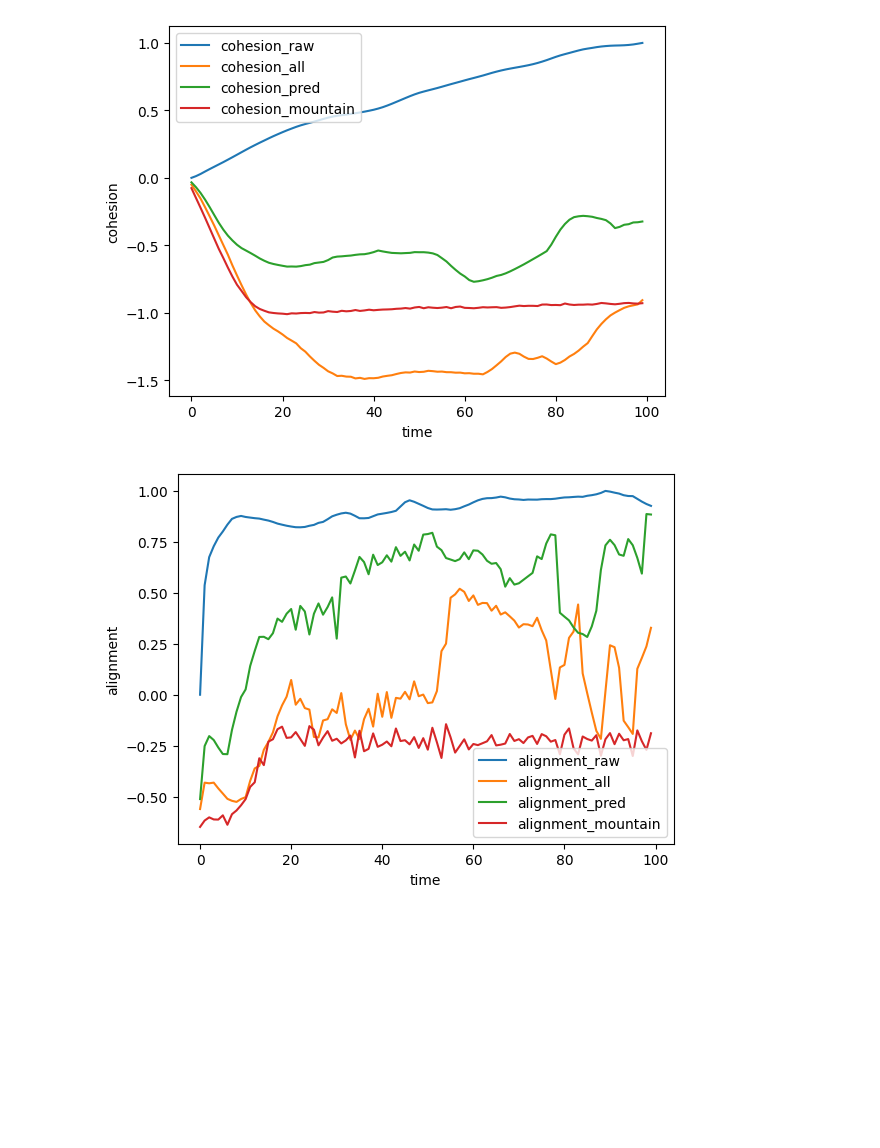
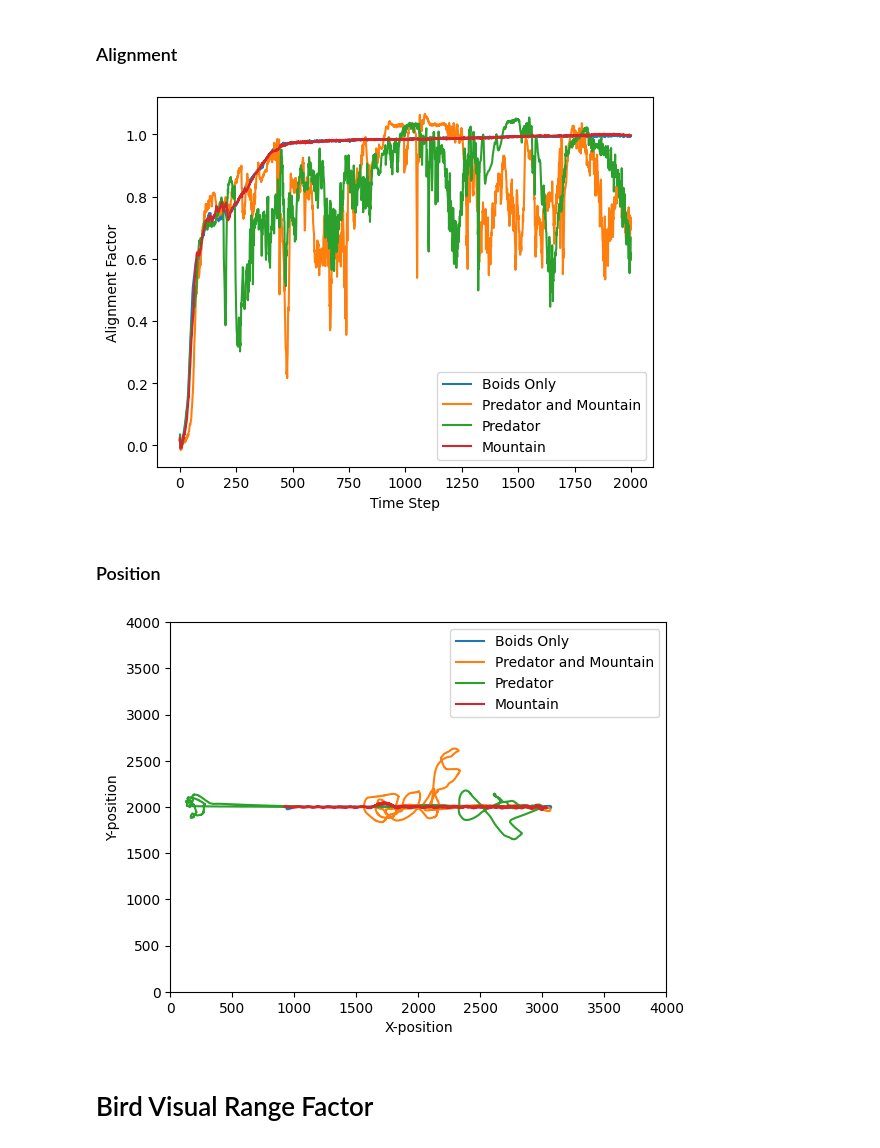
Before and after one commit to ShengyuanWang/ABM-based-Boid-Model, a Jupyter notebook: main.ipynb, the cells around one changed output. Cells and saved outputs as stored; diff of their text form; code cells hidden in the pictures; blank space fills up the shorter version.

```diff
--- a/main.ipynb
+++ b/main.ipynb
@@ -12,13 +6,13 @@ from Agents.Mountain import Mountain
 from Agents.Predator import Predator
 from tqdm import tqdm
 # %%
-time = 100
+time = 2000
 size = 4000
 # %%
 def cohesion(num, bv=40, pv=100, boids_num=200, mountain_rate=0.1, predator_rate=0.02):
     boids = [Boid(xstr=size/4, ystr=size/4,xlim=size/2, ylim=size/2, visualRange=bv, seed=i) for i in range(boids_num)]
-    mountains = [Mountain(xstr=size/4, ystr=size/4,xlim=size/2, ylim=size/2, seed=i) for i in range(boids_num*mountain_rate)]
-    predators = [Predator(xstr=size/4, ystr=size/4,xlim=size/2, ylim=size/2, visualRange=pv, seed=i) for i in range(boids_num*predator_rate)]
+    mountains = [Mountain(xstr=size/4, ystr=size/4,xlim=size/2, ylim=size/2, seed=i) for i in range(int(boids_num*mountain_rate))]
+    predators = [Predator(xstr=size/4, ystr=size/4,xlim=size/2, ylim=size/2, visualRange=pv, seed=i) for i in range(int(boids_num*predator_rate))]
     cohesion = []
     for t in tqdm(range(time)):
         tot = 0
@@ -37,8 +31,8 @@ def cohesion(num, bv=40, pv=100, boids_num=200, mountain_rate=0.1, predator_rate
 
 def alignment(num, bv=40, pv=100, boids_num=200, mountain_rate=0.1, predator_rate=0.02):
     boids = [Boid(xstr=size/4, ystr=size/4,xlim=size/2, ylim=size/2, visualRange=bv, seed=i) for i in range(boids_num)]
-    mountains = [Mountain(xstr=size/4, ystr=size/4,xlim=size/2, ylim=size/2, seed=i) for i in range(boids_num*mountain_rate)]
-    predators = [Predator(xstr=size/4, ystr=size/4,xlim=size/2, ylim=size/2, visualRange=pv, seed=i) for i in range(boids_num*predator_rate)]
+    mountains = [Mountain(xstr=size/4, ystr=size/4,xlim=size/2, ylim=size/2, seed=i) for i in range(int(boids_num*mountain_rate))]
+    predators = [Predator(xstr=size/4, ystr=size/4,xlim=size/2, ylim=size/2, visualRange=pv, seed=i) for i in range(int(boids_num*predator_rate))]
     alignment = []
     for t in tqdm(range(time)):
         tot = 0
@@ -57,8 +51,8 @@ def alignment(num, bv=40, pv=100, boids_num=200, mountain_rate=0.1, predator_rat
 
 def centeringPosition(num, bv=40, pv=100, boids_num=200, mountain_rate=0.1, predator_rate=0.02):
     boids = [Boid(xstr=size/4, ystr=size/4,xlim=size/2, ylim=size/2, visualRange=bv, seed=i) for i in range(boids_num)]
-    mountains = [Mountain(xstr=size/4, ystr=size/4,xlim=size/2, ylim=size/2, seed=i) for i in range(boids_num*mountain_rate)]
-    predators = [Predator(xstr=size/4, ystr=size/4,xlim=size/2, ylim=size/2, visualRange=pv, seed=i) for i in range(boids_num*predator_rate)]
+    mountains = [Mountain(xstr=size/4, ystr=size/4,xlim=size/2, ylim=size/2, seed=i) for i in range(int(boids_num*mountain_rate))]
+    predators = [Predator(xstr=size/4, ystr=size/4,xlim=size/2, ylim=size/2, visualRange=pv, seed=i) for i in range(int(boids_num*predator_rate))]
     ceneteringPosX = []
     ceneteringPosY = []
     for t in tqdm(range(time)):
@@ -236,20 +246,24 @@ plt.show()
+# %% [markdown]
+### Alignment
 # %%
-plt.plot(list(range(time)), alignment_raw, label="alignment_raw")
-plt.plot(list(range(time)), alignment_all, label="alignment_all")
-plt.plot(list(range(time)), alignment_pred, label="alignment_pred")
-plt.plot(list(range(time)), alignment_mountain, label="alignment_mountain")
+plt.plot(list(range(time)), alignment_raw_new, label="Boids Only")
+plt.plot(list(range(time)), alignment_all_new, label="Predator and Mountain")
+plt.plot(list(range(time)), alignment_pred_new, label="Predator")
+plt.plot(list(range(time)), alignment_mountain_new, label="Mountain")
 plt.xlabel("Time Step")
 plt.ylabel("Alignment Factor")
 plt.legend()
 plt.savefig("alignment.png")
 plt.show()
 # %% [output]
-[figure, old version]
+[figure, new version]
+# %% [markdown]
+### Position
 # %%
-plt.plot(ceneteringPosX_raw, ceneteringPosY_raw, label="cohesion_raw")
-plt.plot(ceneteringPosX_all, ceneteringPosY_all, label="cohesion_all")
-plt.plot(ceneteringPosX_pred, ceneteringPosY_pred, label="cohesion_pred")
-plt.plot(ceneteringPosX_mountain, ceneteringPosY_mountain, label="cohesion_mountain")
+plt.plot(ceneteringPosX_raw, ceneteringPosY_raw, label="Boids Only")
+plt.plot(ceneteringPosX_all, ceneteringPosY_all, label="Predator and Mountain")
+plt.plot(ceneteringPosX_pred, ceneteringPosY_pred, label="Predator")
+plt.plot(ceneteringPosX_mountain, ceneteringPosY_mountain, label="Mountain")
 plt.xlabel("X-position")
 plt.ylabel("Y-position")
 plt.xlim(0, size)
@@ -258,7 +272,9 @@ plt.legend()
 plt.savefig("cohesion_position.png")
 plt.show()
 # %% [output]
-[figure, old version]
+[figure, new version]
+# %% [markdown]
+# Bird Visual Range Factor
 # %%
 cohesion_raw_bv_l_new = [1 - (i - min_cohesion) / (max_cohesion - min_cohesion) for i in cohesion_raw_bv_l]
 cohesion_mountain_bv_l_new = [1 - (i - min_cohesion) / (max_cohesion - min_cohesion) for i in cohesion_mountain_bv_l]
```
Also changed, not shown: parts of 22 cells of this notebook, 1 other file.
